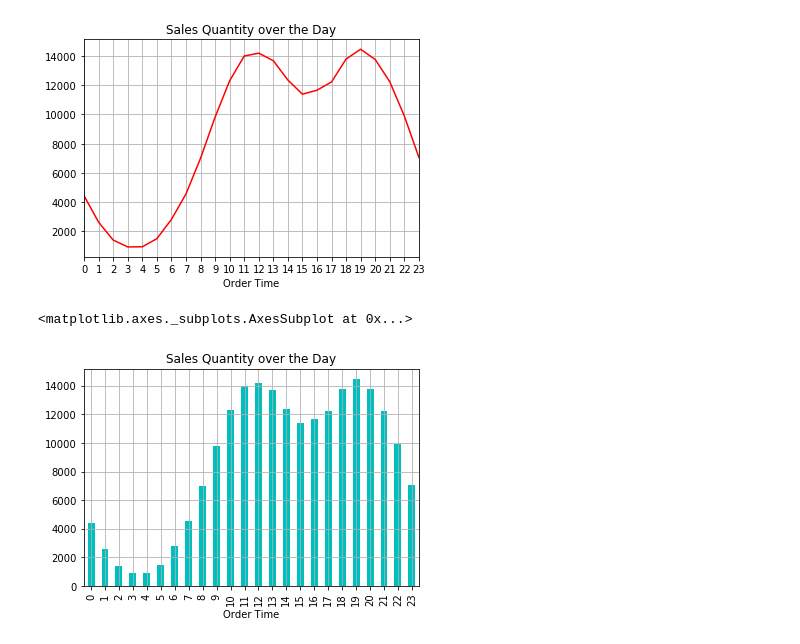
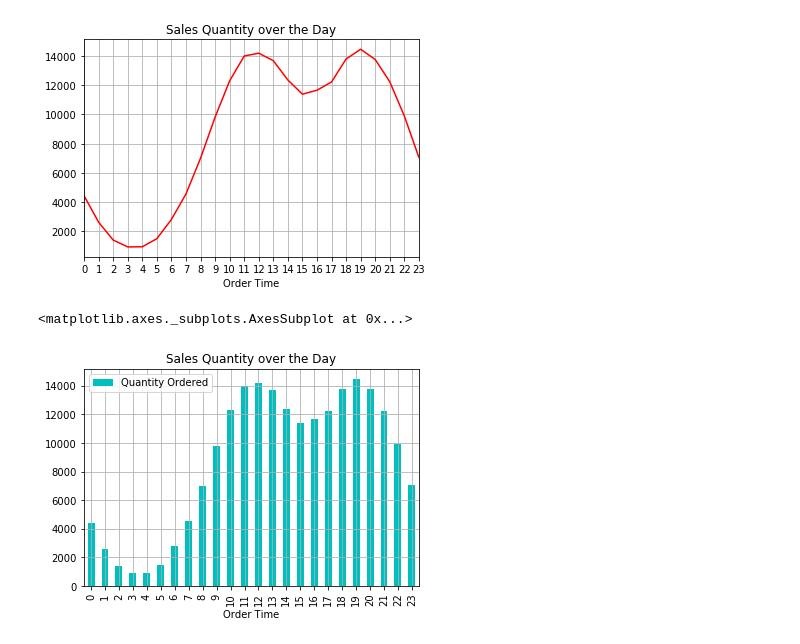
Before and after one commit to bipinyadu89/Pandas-Data-Science-Tasks, a Jupyter notebook: Sales Analysis.ipynb, the cells around one changed output. Saved outputs shown, nothing was run; the diff lists cells and outputs as text; code cells hidden in the pictures.

```diff
--- a/Sales Analysis.ipynb
+++ b/Sales Analysis.ipynb
@@ -162,7 +162,7 @@ adtime['Quantity Ordered'].plot(xticks=z,color='r',title='Sales Quantity over th
 <matplotlib.axes._subplots.AxesSubplot at 0x...>
 [figure]
 # %%
-adtime['Quantity Ordered'].plot.bar(xticks=z,color='c',title='Sales Quantity over the Day',grid=True)
+adtime['Quantity Ordered'].plot.bar(xticks=z,color='c',title='Sales Quantity over the Day',grid=True,legend=True)
 # %% [output]
 <matplotlib.axes._subplots.AxesSubplot at 0x...>
-[figure, old version]
+[figure, new version]
```
Also changed, not shown: parts of 14 cells of this notebook, 6 other files.
